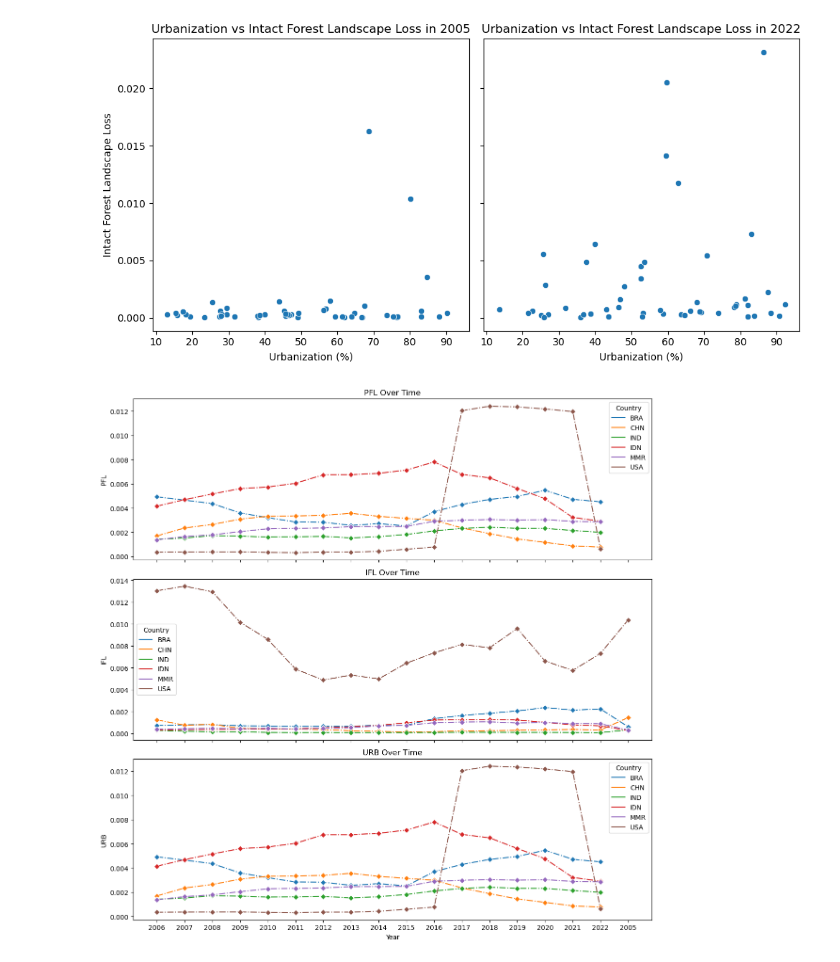
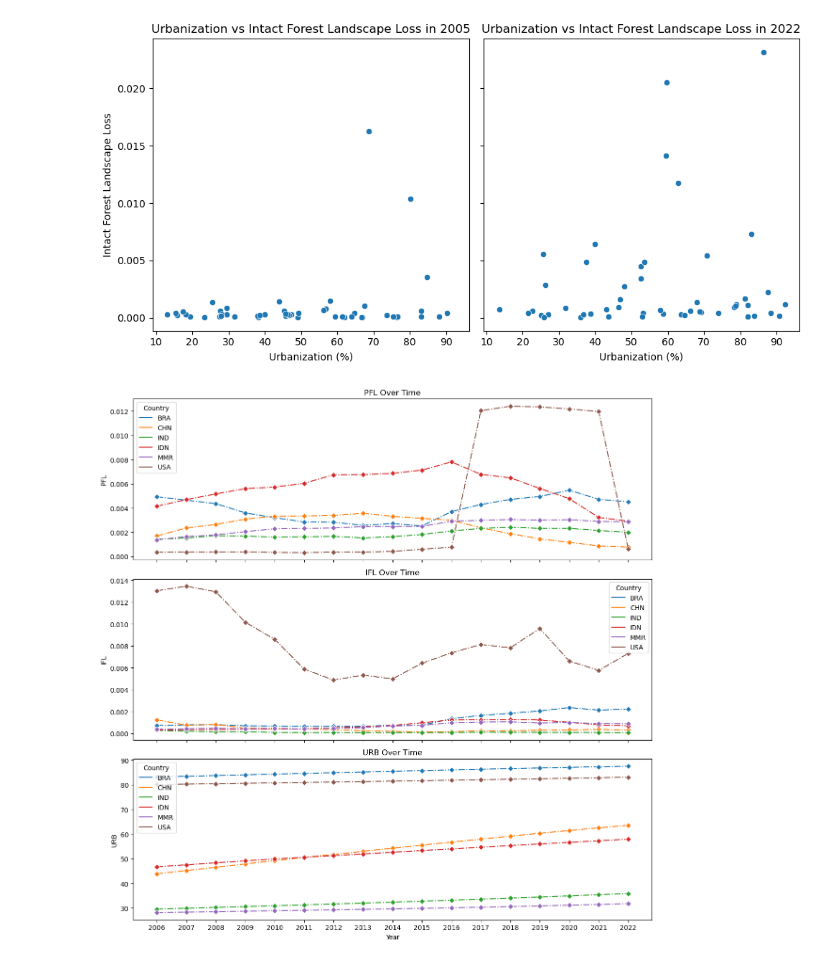
Before and after one commit to adaire2/Project-2, a Jupyter notebook: SCRIPTS/cleaning_and_eda.ipynb, the cells around one changed output. Drawn from its saved outputs; the diff is of its cells as text; code cells hidden in the pictures.

Commit message:
update line graph

```diff
--- a/SCRIPTS/cleaning_and_eda.ipynb
+++ b/SCRIPTS/cleaning_and_eda.ipynb
@@ -16,7 +16,7 @@ os.chdir("/sfs/gpfs/tardis/home/rvt9bx/ds4002/project2/Project-2/DATA")
 # Cleaning PFL
 
 # import data
-pfl_df = pd.read_csv('PFL_raw_na.csv', low_memory=False)
+pfl_df = pd.read_csv('DATA/PFL_raw_na.csv', low_memory=False)
 
 # remove code column
 pfl_df.drop(columns=['code'], inplace=True)
@@ -27,7 +27,7 @@ pfl_df = pfl_df.dropna()
 # Cleaning IFL
 
 # import data
-ifl_df = pd.read_csv('IFL_raw_na.csv', low_memory=False)
+ifl_df = pd.read_csv('DATA/IFL_raw_na.csv', low_memory=False)
 
 # remove code column
 ifl_df.drop(columns=['code'], inplace=True)
@@ -38,7 +38,7 @@ ifl_df = ifl_df.dropna()
 # Cleaning URB
 
 # import data
-urb_df = pd.read_csv('URB_raw_na.csv', low_memory=False)
+urb_df = pd.read_csv('DATA/URB_raw_na.csv', low_memory=False)
 
 # remove code column
 urb_df.drop(columns=['code'], inplace=True)
@@ -133,41 +131,43 @@ pfl_melted = clean_pfl.drop(columns=['country']).melt(id_vars='iso', var_name='Y
 pfl_melted['Year'] = pfl_melted['Year'].str.strip('PFLIURB.raw.')
 ifl_melted = clean_ifl.drop(columns=['country']).melt(id_vars='iso', var_name='Year', value_name='IFL')
 ifl_melted['Year'] = ifl_melted['Year'].str.strip('PFLIURB.raw.')
-urb_melted = clean_pfl.drop(columns=['country']).melt(id_vars='iso', var_name='Year', value_name='URB')
+ifl_melted = ifl_melted.loc[ifl_melted.Year!='2005']
+urb_melted = clean_urb.drop(columns=['country']).melt(id_vars='iso', var_name='Year', value_name='URB')
 urb_melted['Year'] = urb_melted['Year'].str.strip('PFLIURB.raw.')
+urb_melted = urb_melted.loc[urb_melted.Year!='2005']
 df = pfl_melted.merge(ifl_melted, how='outer', on=['iso','Year']).merge(urb_melted, how='outer', on=['iso','Year'])
 # select just Brazil, US, Indonesia, Myanmar, India, China (chosen bc of https://www.globalforestwatch.org/dashboards/global/?category=forest-change)
 df = df.loc[df.iso.isin(['BRA','USA','IDN','MMR','IND','CHN'])]
 
 # Set up the figure and axes
 fig, axes = plt.subplots(3, 1, figsize=(12, 12), sharex=True)  # 3 rows, 1 column
 
 # Plot PFL
 sns.lineplot(x='Year', y='PFL', hue='iso', data=df, marker='D', linestyle='-.', ax=axes[0])
 axes[0].set_title('PFL Over Time')
 axes[0].set_ylabel('PFL')
 legend = axes[0].get_legend()
 legend.set_title("Country")
 
 # Plot IFL
 sns.lineplot(x='Year', y='IFL', hue='iso', data=df, marker='D', linestyle='-.', ax=axes[1])
 axes[1].set_title('IFL Over Time')
 axes[1].set_ylabel('IFL')
 legend = axes[1].get_legend()
 legend.set_title("Country")
 
 # Plot URB
 sns.lineplot(x='Year', y='URB', hue='iso', data=df, marker='D', linestyle='-.', ax=axes[2])
 axes[2].set_title('URB Over Time')
 axes[2].set_ylabel('URB')
 legend = axes[2].get_legend()
 legend.set_title("Country")
 
 # Improve layout
 plt.xlabel('Year')  # Add x-axis label to the bottom plot only
 plt.tight_layout()
 plt.show()
 # %% [output]
-[figure, old version]
+[figure, new version]
 # %%
 # export plot
```
Also changed, not shown: parts of 4 cells of this notebook, 1 other file.
